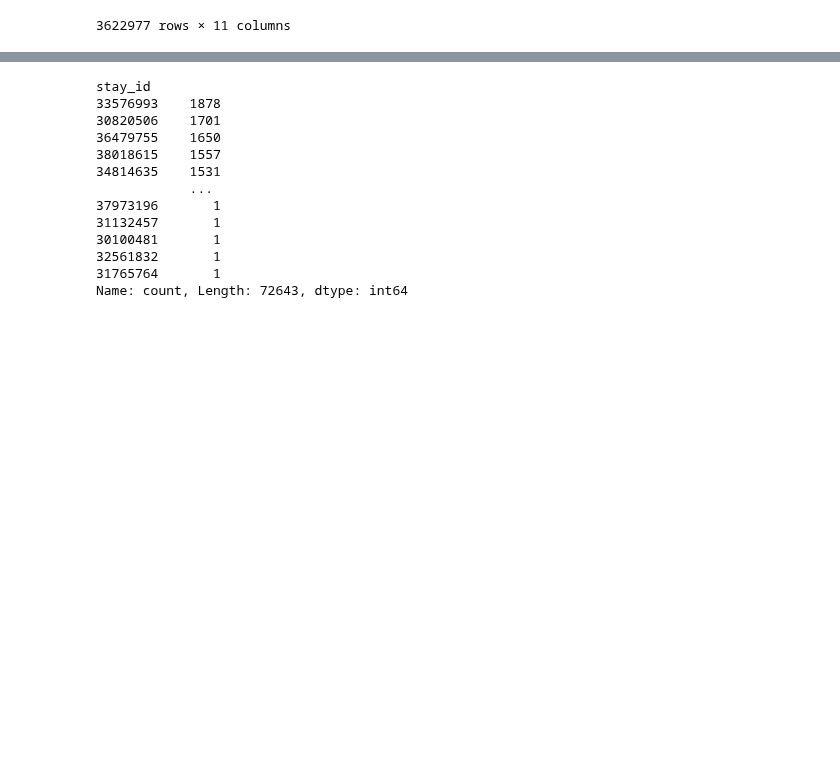
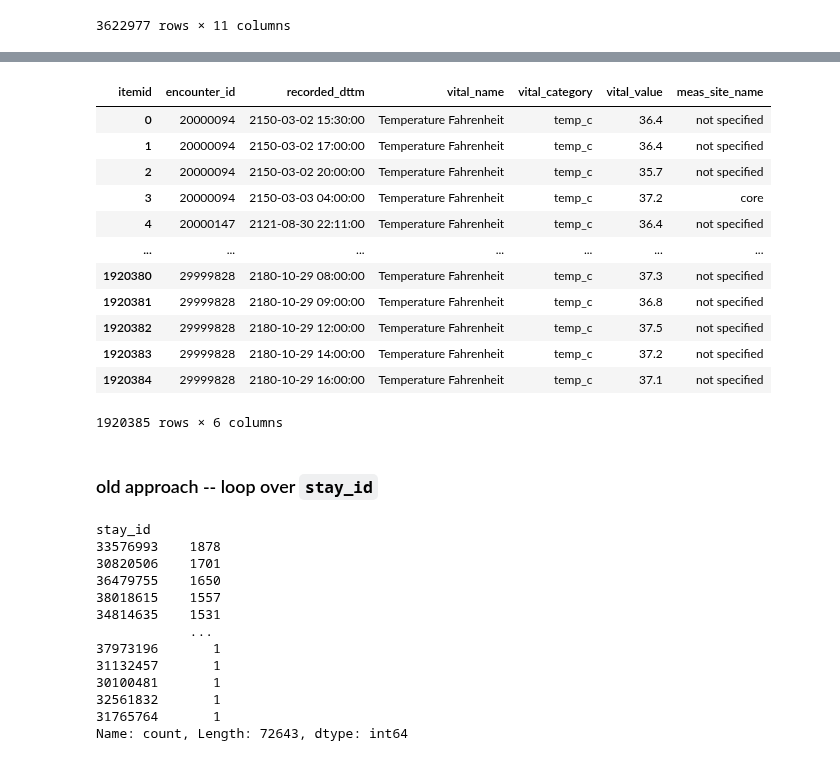
Before and after one commit to oldsandiaz/mimicclif, a Jupyter notebook: code/mimic-to-clif.ipynb, the cells around one changed output, grey strips where cells are left out. Drawn from its saved outputs; the diff is of its cells as text; code cells hidden in the pictures; blank space fills up the shorter version.

```diff
--- a/code/mimic-to-clif.ipynb
+++ b/code/mimic-to-clif.ipynb
@@ -309,11 +350,10 @@ vitals_dfs
 # %%
-# Deal with the special case: temp_c
 # find all the temp related events:
 temp_f_events = item_id_to_events_df(223761)
 temp_c_events = item_id_to_events_df(223762)
 temp_site_events = item_id_to_events_df(224642)
-temp_events_df = pd.concat([temp_f_events, temp_c_events, temp_site_events])
-temp_events_df
+temp_events: pd.DataFrame = pd.concat([temp_f_events, temp_c_events, temp_site_events])
+temp_events
 # %% [output]
 |  | subject_id | hadm_id | stay_id | caregiver_id | charttime | storetime | itemid | value | valuenum | ... |
 | 17 | 10000032 | 29079034 | 39553978 | 66056.0 | 2180-07-23 20:00:00 | 2180-07-23 19:59:00 | 223761 | 99.5 | 99.5 | ... |
@@ -330,0 +373,8 @@ temp_events_df
+# %%
+# pivot directly
+temp_wider = temp_events.pivot(
+    index = ["hadm_id", "charttime"],
+    columns = "itemid",
+    values = "value"
+    ).reset_index()
+temp_wider
@@ -331 +395,44 @@ temp_events_df
+# %%
+# map temp_site to the clif categories of meas_site_name
+temp_wider["meas_site_name"] = temp_wider[224642].apply(
+    lambda x: vitals_temp_site_mapper_dict[x] if pd.notna(x) else "not specified"
+)
+
+# 223761 = temp in f, 223762 = temp in c
+temp_wider["vital_value"] = temp_wider[223762].fillna(
+    temp_wider[223761].apply(convert_f_to_c)
+    )
+
+temp_wider['vital_name'] = temp_wider.apply(
+    lambda row: "Temperature Celsius" if pd.notna(row[223762]) else "Temperature Fahrenheit",
+    axis = "columns"
+    )
+
+temp_wider["vital_category"] = "temp_c"
+# %%
+temp_final = (
+    temp_wider
+    .rename(columns=vitals_col_rename_mapper_dict)
+    .reindex(
+        columns = vital_col_names
+    )
+)
+
+temp_final
+# %% [output]
+| itemid | encounter_id | recorded_dttm | vital_name | vital_category | vital_value | meas_site_name |
+| 0 | 20000094 | 2150-03-02 15:30:00 | Temperature Fahrenheit | temp_c | 36.4 | not specified |
+| 1 | 20000094 | 2150-03-02 17:00:00 | Temperature Fahrenheit | temp_c | 36.4 | not specified |
+| 2 | 20000094 | 2150-03-02 20:00:00 | Temperature Fahrenheit | temp_c | 35.7 | not specified |
+| 3 | 20000094 | 2150-03-03 04:00:00 | Temperature Fahrenheit | temp_c | 37.2 | core |
+| 4 | 20000147 | 2121-08-30 22:11:00 | Temperature Fahrenheit | temp_c | 36.4 | not specified |
+| ... | ... | ... | ... | ... | ... | ... |
+| 1920380 | 29999828 | 2180-10-29 08:00:00 | Temperature Fahrenheit | temp_c | 37.3 | not specified |
+| 1920381 | 29999828 | 2180-10-29 09:00:00 | Temperature Fahrenheit | temp_c | 36.8 | not specified |
+| 1920382 | 29999828 | 2180-10-29 12:00:00 | Temperature Fahrenheit | temp_c | 37.5 | not specified |
+| 1920383 | 29999828 | 2180-10-29 14:00:00 | Temperature Fahrenheit | temp_c | 37.2 | not specified |
+| 1920384 | 29999828 | 2180-10-29 16:00:00 | Temperature Fahrenheit | temp_c | 37.1 | not specified |
+1920385 rows × 6 columns
+# %% [markdown]
+### old approach -- loop over `stay_id`
 # %%
```
Also changed, not shown: parts of 14 cells of this notebook.
